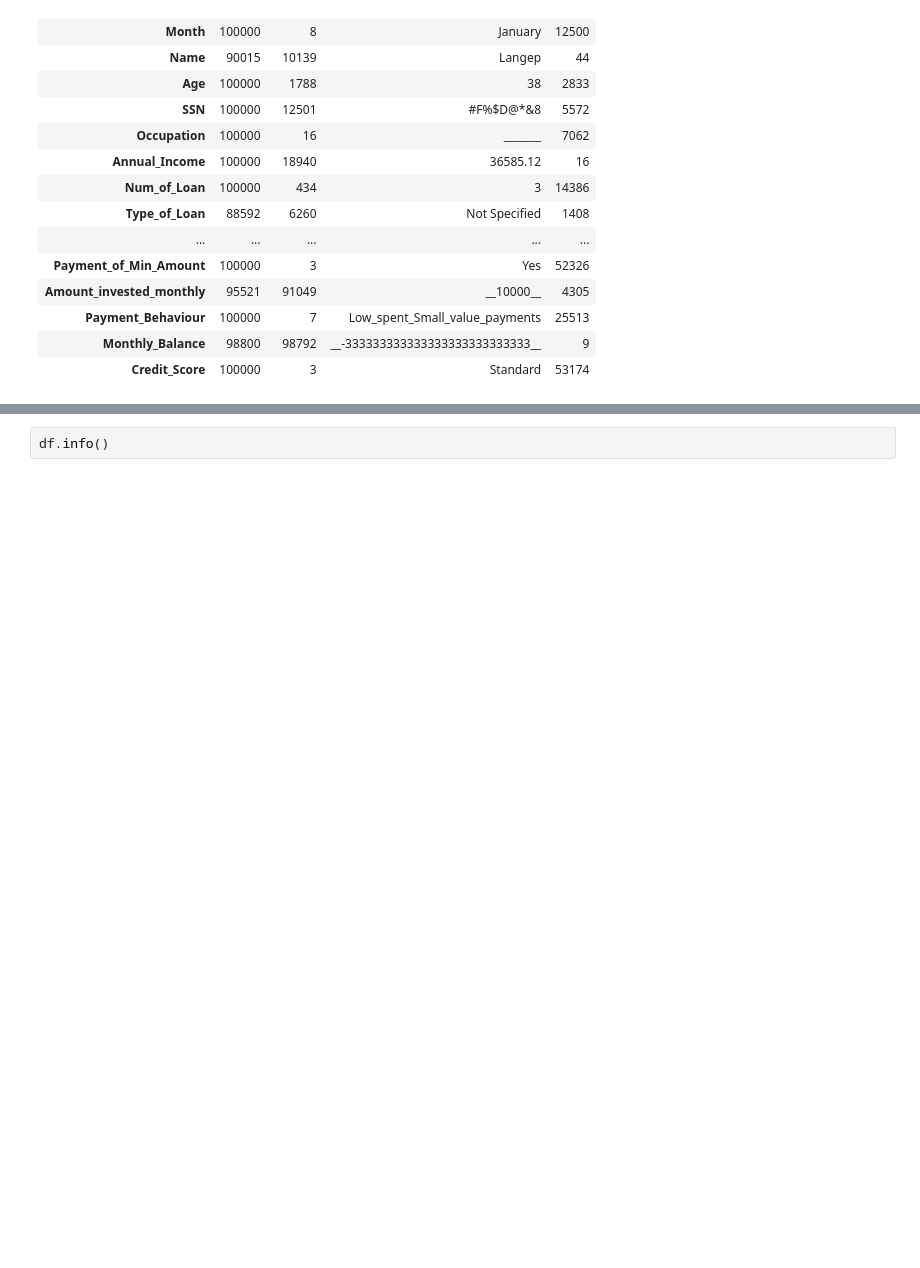
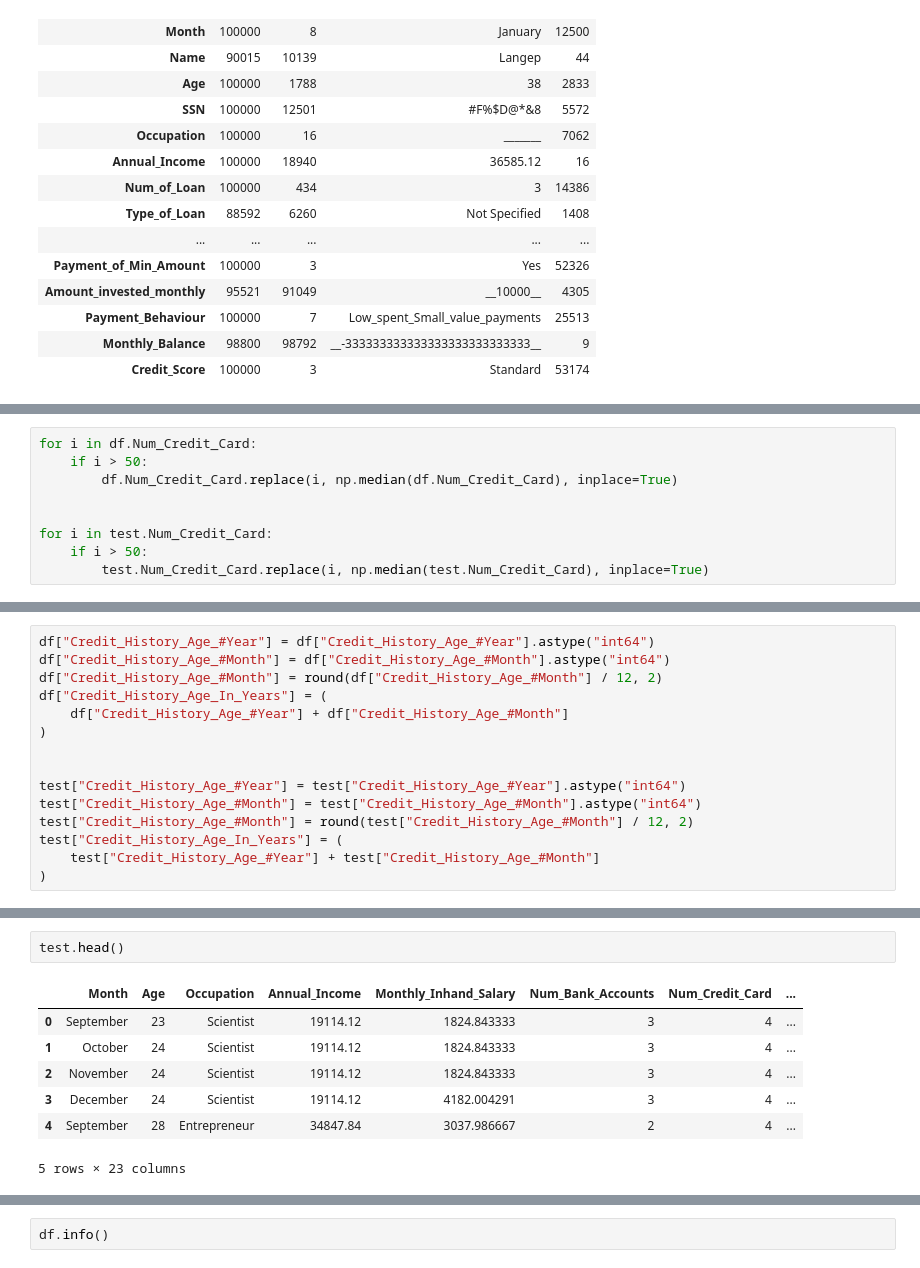
Before and after one commit to MohamedRamadanYakoup/Credit_Score_Classification, a Jupyter notebook: credit_score_cleaning_eda_modeling.ipynb, the cells around one changed output, grey strips where cells are left out. Drawn from its saved outputs; the diff is of its cells as text; blank space fills up the shorter version.

```diff
--- a/credit_score_cleaning_eda_modeling.ipynb
+++ b/credit_score_cleaning_eda_modeling.ipynb
@@ -307,0 +332,9 @@ loan_types
+# %%
+for i in df.Num_Credit_Card:
+    if i > 50:
+        df.Num_Credit_Card.replace(i, np.median(df.Num_Credit_Card), inplace=True)
+
+
+for i in test.Num_Credit_Card:
+    if i > 50:
+        test.Num_Credit_Card.replace(i, np.median(test.Num_Credit_Card), inplace=True)
@@ -307,0 +364,15 @@ loan_types
+# %%
+df["Credit_History_Age_#Year"] = df["Credit_History_Age_#Year"].astype("int64")
+df["Credit_History_Age_#Month"] = df["Credit_History_Age_#Month"].astype("int64")
+df["Credit_History_Age_#Month"] = round(df["Credit_History_Age_#Month"] / 12, 2)
+df["Credit_History_Age_In_Years"] = (
+    df["Credit_History_Age_#Year"] + df["Credit_History_Age_#Month"]
+)
+
+
+test["Credit_History_Age_#Year"] = test["Credit_History_Age_#Year"].astype("int64")
+test["Credit_History_Age_#Month"] = test["Credit_History_Age_#Month"].astype("int64")
+test["Credit_History_Age_#Month"] = round(test["Credit_History_Age_#Month"] / 12, 2)
+test["Credit_History_Age_In_Years"] = (
+    test["Credit_History_Age_#Year"] + test["Credit_History_Age_#Month"]
+)
@@ -308,3 +428,13 @@ loan_types
+# %%
+test.head()
+# %% [output]
+|  | Month | Age | Occupation | Annual_Income | Monthly_Inhand_Salary | Num_Bank_Accounts | Num_Credit_Card | ... |
+| 0 | September | 23 | Scientist | 19114.12 | 1824.843333 | 3 | 4 | ... |
+| 1 | October | 24 | Scientist | 19114.12 | 1824.843333 | 3 | 4 | ... |
+| 2 | November | 24 | Scientist | 19114.12 | 1824.843333 | 3 | 4 | ... |
+| 3 | December | 24 | Scientist | 19114.12 | 4182.004291 | 3 | 4 | ... |
+| 4 | September | 28 | Entrepreneur | 34847.84 | 3037.986667 | 2 | 4 | ... |
+5 rows × 23 columns
 # %%
 df.head()
 # %% [output]
```
Also changed, not shown: parts of 81 cells of this notebook.
